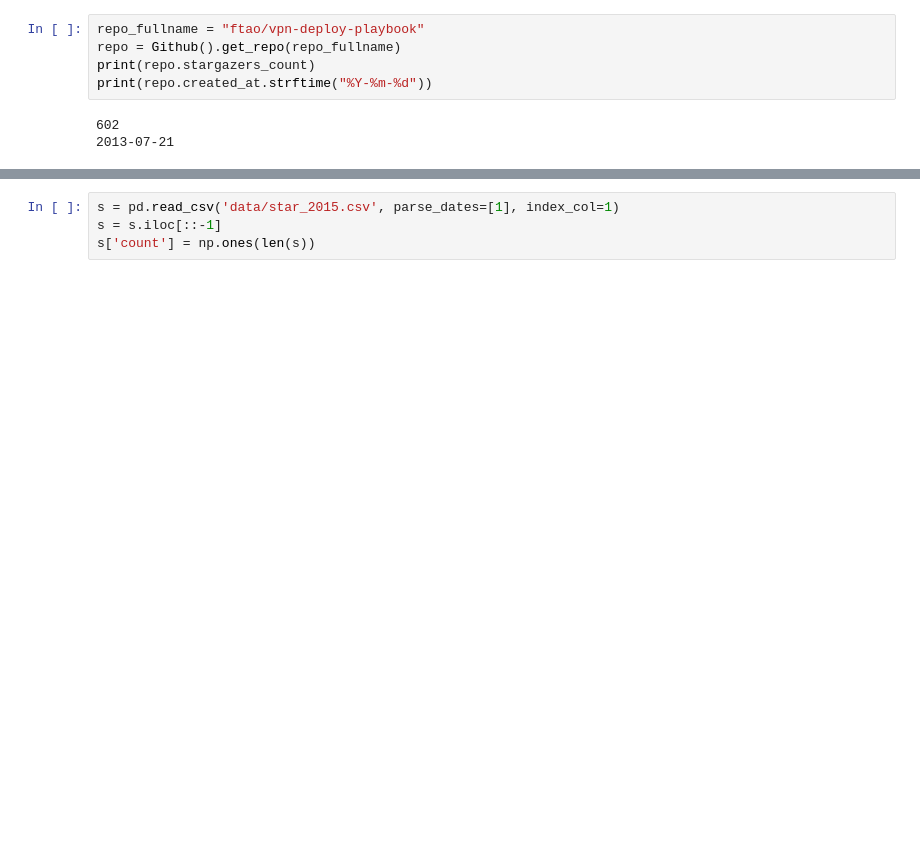
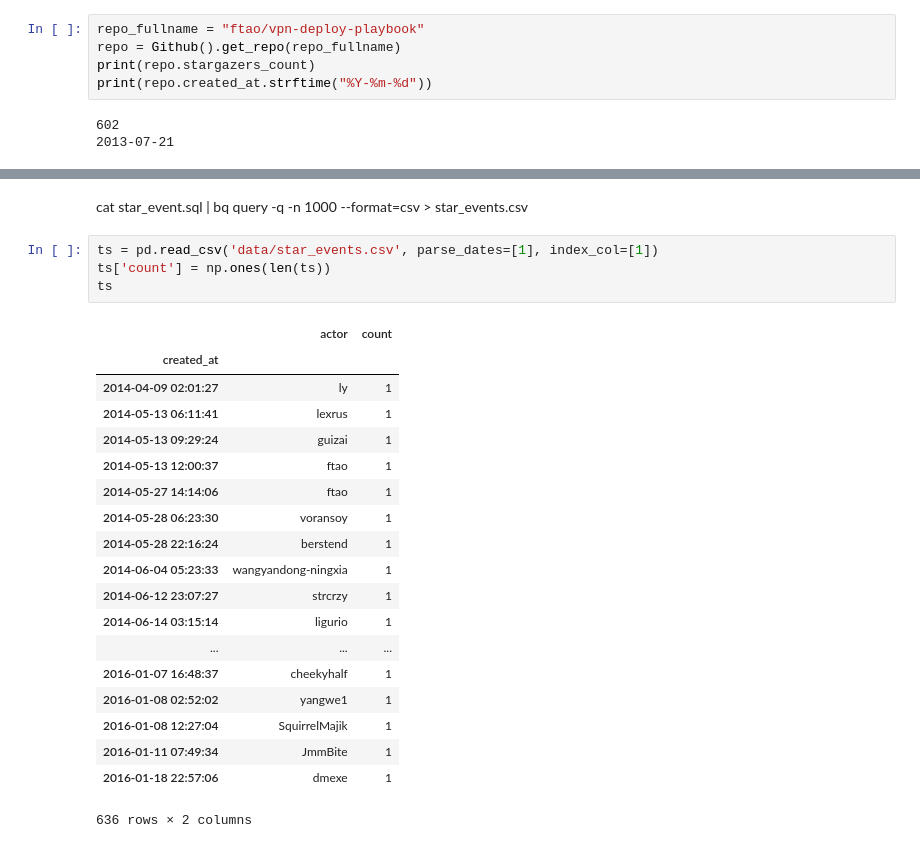
Before and after one commit to ftao/github-spread-analyze, a Jupyter notebook: github-spread.ipynb, the cells around one changed output, grey strips where cells are left out. Drawn from its saved outputs; the diff is of its cells as text; blank space fills up the shorter version.

```diff
--- a/github-spread.ipynb
+++ b/github-spread.ipynb
@@ -67,4 +249,26 @@ print(repo.created_at.strftime("%Y-%m-%d"))
+# %% [markdown]
+cat star_event.sql | bq query -q -n 1000 --format=csv > star_events.csv
 # %%
-s = pd.read_csv('data/star_2015.csv', parse_dates=[1], index_col=1)
-s = s.iloc[::-1]
-s['count'] = np.ones(len(s))
+ts = pd.read_csv('data/star_events.csv', parse_dates=[1], index_col=[1])
+ts['count'] = np.ones(len(ts))
+ts
+# %% [output]
+|  | actor | count |
+| created_at |  |  |
+| 2014-04-09 02:01:27 | ly | 1 |
+| 2014-05-13 06:11:41 | lexrus | 1 |
+| 2014-05-13 09:29:24 | guizai | 1 |
+| 2014-05-13 12:00:37 | ftao | 1 |
+| 2014-05-27 14:14:06 | ftao | 1 |
+| 2014-05-28 06:23:30 | voransoy | 1 |
+| 2014-05-28 22:16:24 | berstend | 1 |
+| 2014-06-04 05:23:33 | wangyandong-ningxia | 1 |
+| 2014-06-12 23:07:27 | strcrzy | 1 |
+| 2014-06-14 03:15:14 | ligurio | 1 |
+| ... | ... | ... |
+| 2016-01-07 16:48:37 | cheekyhalf | 1 |
+| 2016-01-08 02:52:02 | yangwe1 | 1 |
+| 2016-01-08 12:27:04 | SquirrelMajik | 1 |
+| 2016-01-11 07:49:34 | JmmBite | 1 |
+| 2016-01-18 22:57:06 | dmexe | 1 |
+636 rows × 2 columns
```
Also changed, not shown: parts of 28 cells of this notebook, 1 other file.
